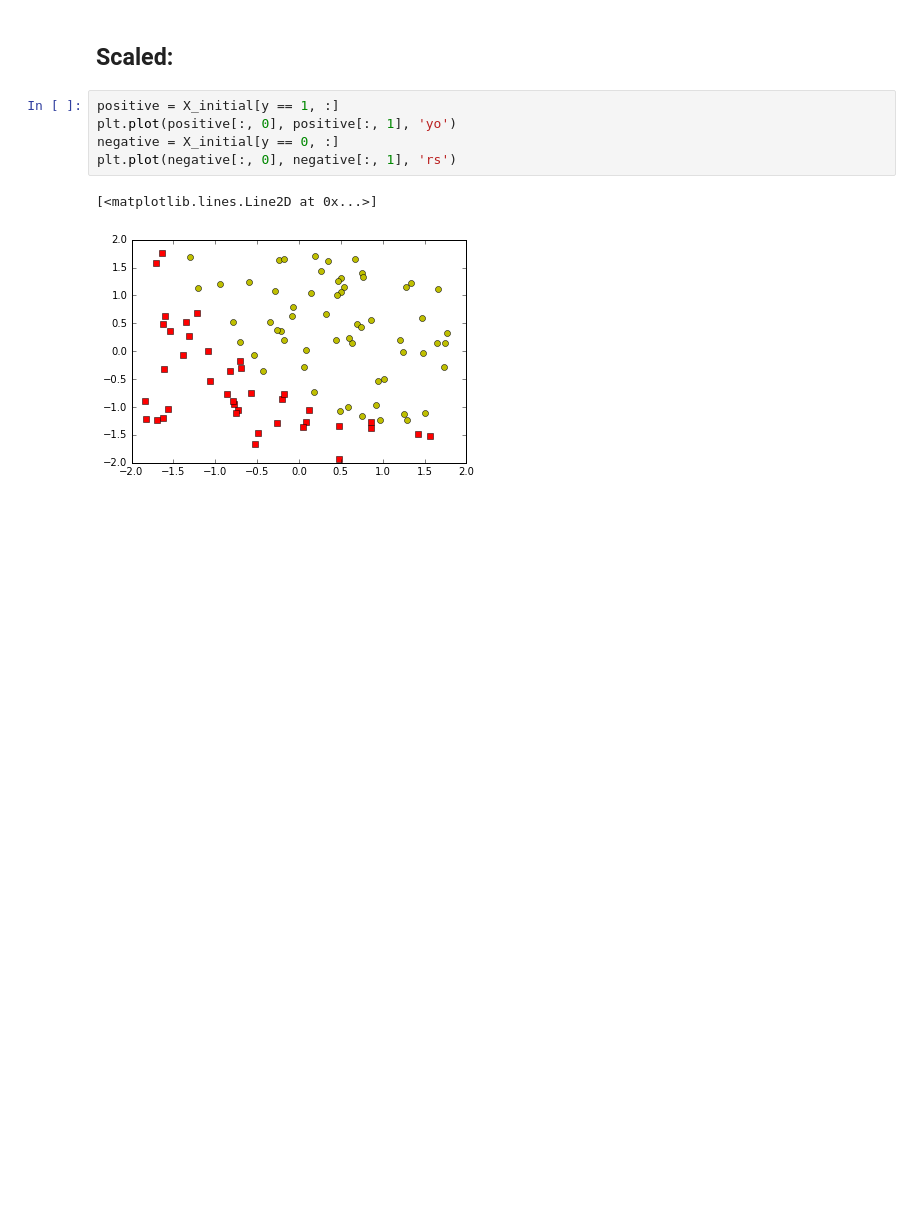
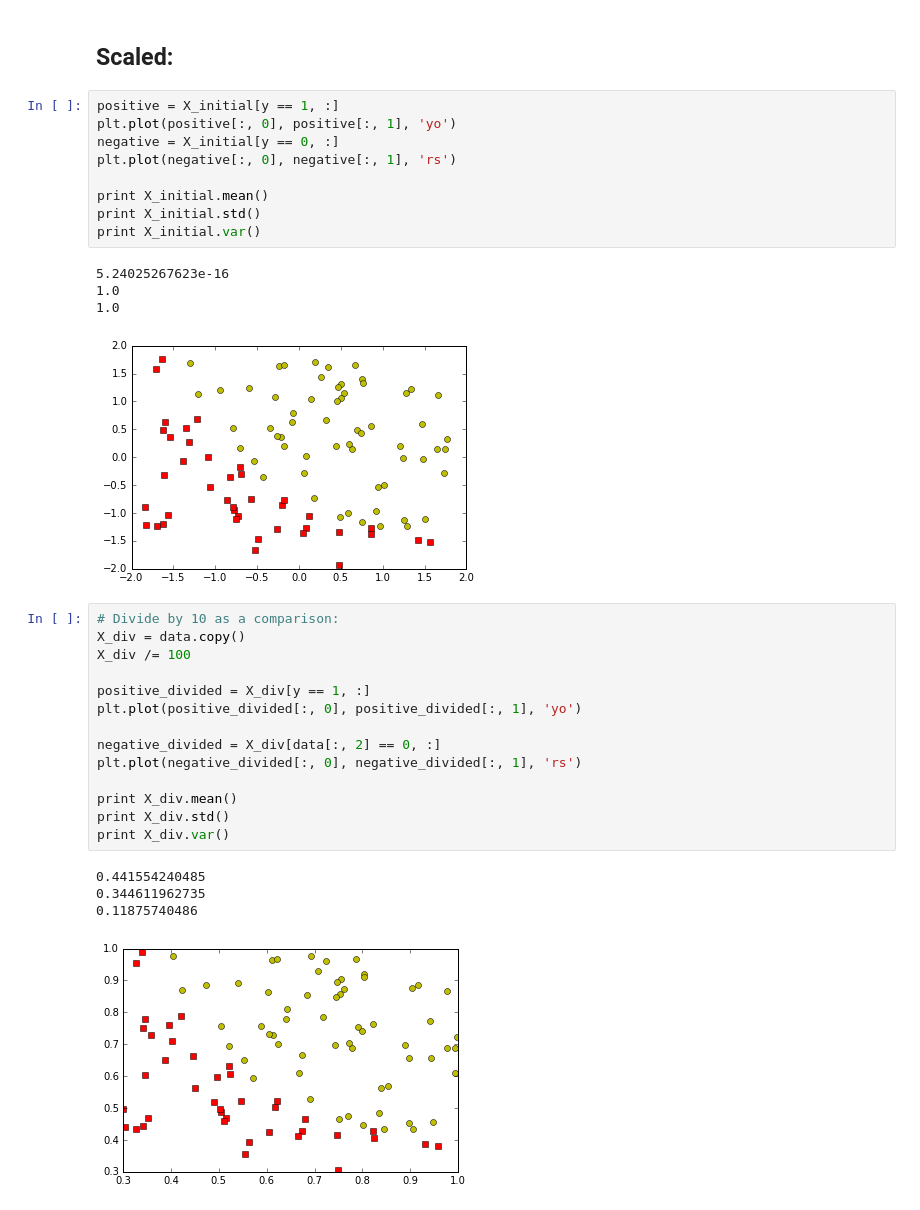
Before and after one commit to liavkoren/ng-redux, a Jupyter notebook: ex2/Logistic regression.ipynb, the cells around one changed output. Drawn from its saved outputs; the diff is of its cells as text; blank space fills up the shorter version.

```diff
--- a/ex2/Logistic regression.ipynb
+++ b/ex2/Logistic regression.ipynb
@@ -32,9 +47,34 @@ positive = X_initial[y == 1, :]
 plt.plot(positive[:, 0], positive[:, 1], 'yo')
 negative = X_initial[y == 0, :]
 plt.plot(negative[:, 0], negative[:, 1], 'rs')
+
+print X_initial.mean()
+print X_initial.std()
+print X_initial.var()
 # %% [output]
-[<matplotlib.lines.Line2D at 0x...>]
+5.24025267623e-16
+1.0
+1.0
 [figure]
+# %%
+# Divide by 10 as a comparison:
+X_div = data.copy()
+X_div /= 100
+
+positive_divided = X_div[y == 1, :]
+plt.plot(positive_divided[:, 0], positive_divided[:, 1], 'yo')
+
+negative_divided = X_div[data[:, 2] == 0, :]
+plt.plot(negative_divided[:, 0], negative_divided[:, 1], 'rs')
+
+print X_div.mean()
+print X_div.std()
+print X_div.var()
+# %% [output]
+0.441554240485
+0.344611962735
+0.11875740486
+[figure, added]
 # %%
 def sigmoid(z):
     return 1/(1 + np.power(np.e, -z))
```
Also changed, not shown: parts of 12 cells of this notebook.
